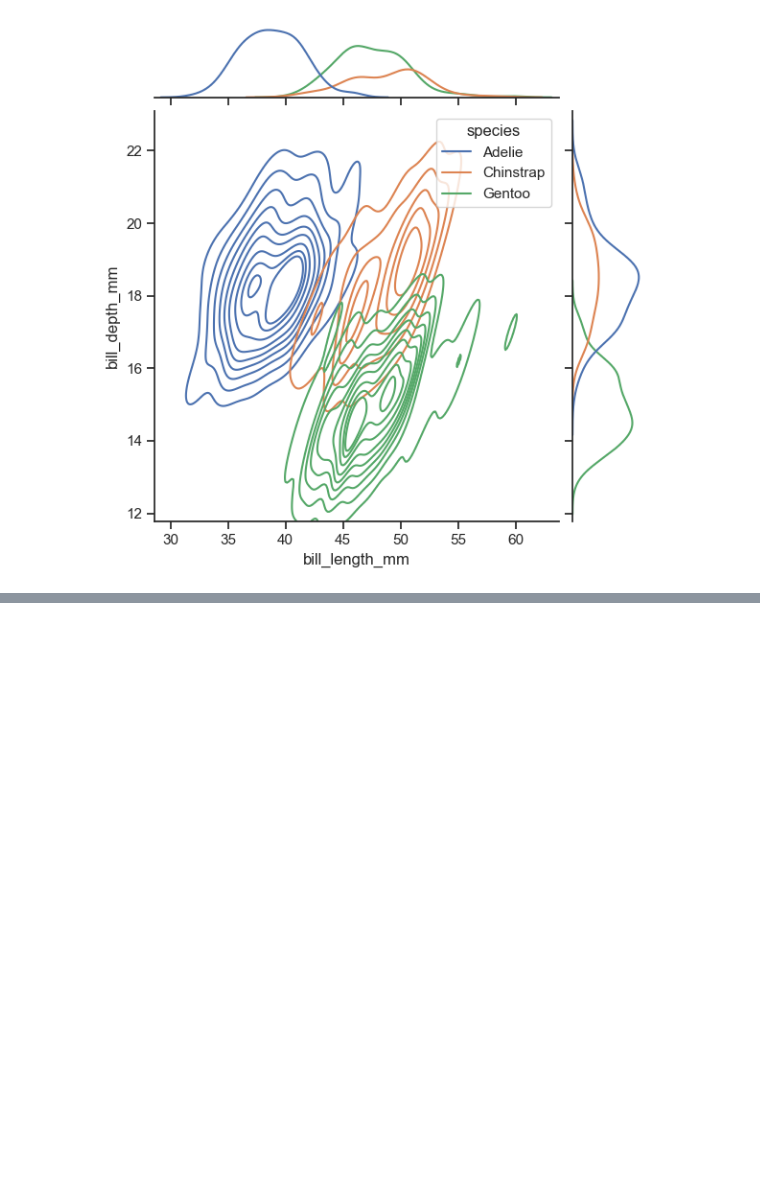
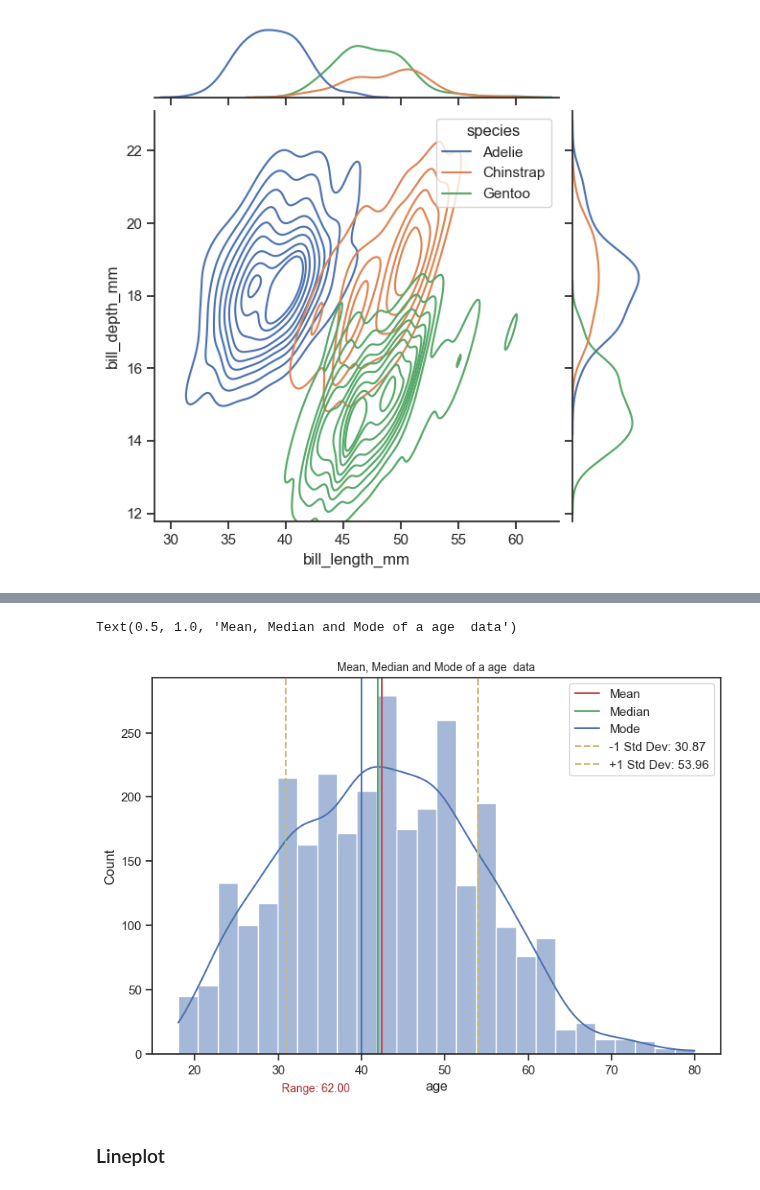
Before and after one commit to jarix/Python_Snippets, a Jupyter notebook: seaborn_101.ipynb, the cells around one changed output, grey strips where cells are left out. Saved outputs shown, nothing was run; the diff lists cells and outputs as text; code cells hidden in the pictures; blank space fills up the shorter version.

```diff
--- a/seaborn_101.ipynb
+++ b/seaborn_101.ipynb
@@ -33,0 +93,45 @@ g = sns.jointplot(
+# %%
+# Add standard deviation and range to the chart
+
+age_mean = df_age.mean()
+age_median = df_age.median()
+age_mode = stats.mode(df_age).mode
+
+# Compute range, variance, and standard deviation
+age_range = max(df_age)-min(df_age)
+age_variance = stats.tvar(df_age)
+age_std_dev = stats.tstd(df_age)
+
+fig, ax = plt.subplots(1, 1, figsize=(9, 6))
+# Plot a histogram of the dataset using the seabron library
+sns.histplot(df_age, kde=True)
+
+# Add median, mean, and mode
+ax.axvline(x=age_mean, color='r', label="Mean")
+ax.axvline(x=age_median, color='g', label="Median")
+ax.axvline(x=age_mode, color='b', label="Mode")
+
+# Highlighting one standard deviation around the mean
+ax.axvline(x=age_mean - age_std_dev, color='y', linestyle='--',
+           label=f"-1 Std Dev: {age_mean - age_std_dev:.2f}")
+ax.axvline(x=age_mean + age_std_dev, color='y', linestyle='--',
+           label=f"+1 Std Dev: {age_mean + age_std_dev:.2f}")
+
+# Figure out position for range label; e.g. instance,20% from the left and
+# just below the x-axis.
+x_pos = min(df_age) + 0.20 * (max(df_age) - min(df_age))
+# This places the text slightly below the x-axis
+y_pos = -0.1 * ax.get_ylim()[1]
+
+# Display the range text
+range_txt = f"Range: {age_range:.2f}"
+ax.text(x_pos, y_pos, range_txt, fontsize=10, ha='left', color='brown')
+
+
+ax.legend()
+ax.set_title("Mean, Median and Mode of a age  data", fontsize=10)
+# %% [output]
+Text(0.5, 1.0, 'Mean, Median and Mode of a age  data')
+[figure, added]
+# %% [markdown]
+### Lineplot
```
Also changed, not shown: parts of 10 cells of this notebook, 1 other file.
